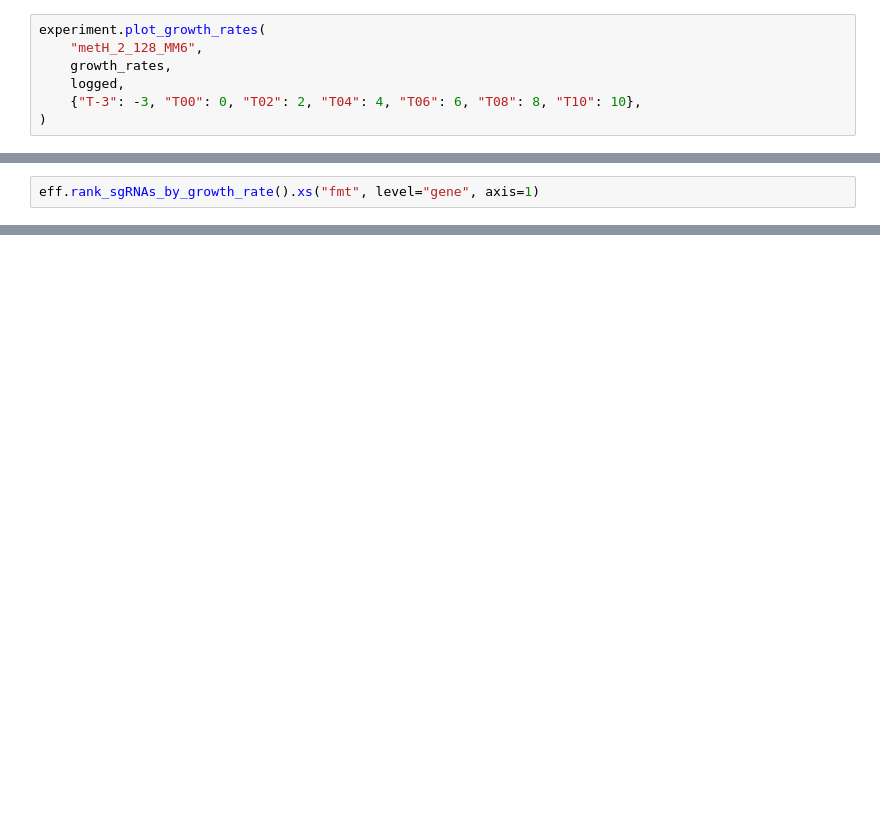
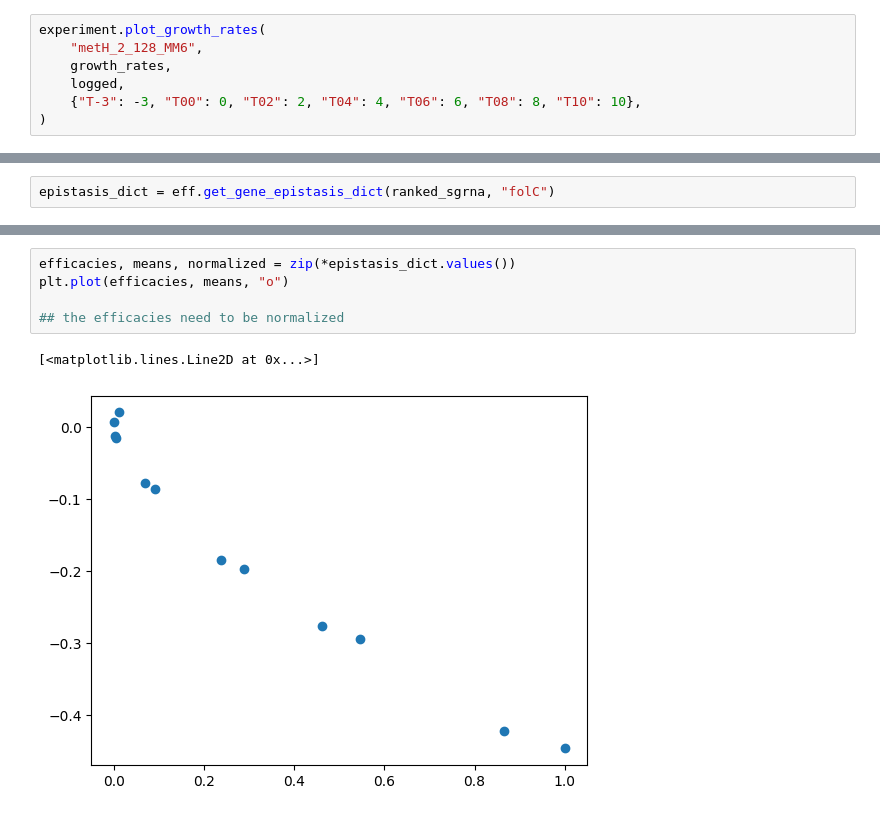
Before and after one commit to reynoldsk/sgrna-counting-code, a Jupyter notebook: notebook/read_files.ipynb, the cells around one changed output, grey strips where cells are left out. Cells and saved outputs as stored; diff of their text form; blank space fills up the shorter version.

```diff
--- a/notebook/read_files.ipynb
+++ b/notebook/read_files.ipynb
@@ -228,2 +245,2 @@ eff.rank_sgRNAs_by_growth_rate()
 # %%
-eff.rank_sgRNAs_by_growth_rate().xs("fmt", level="gene", axis=1)
+epistasis_dict = eff.get_gene_epistasis_dict(ranked_sgrna, "folC")
@@ -234,0 +247,8 @@ eff.rank_sgRNAs_by_growth_rate().xs("fmt", level="gene", axis=1)
+# %%
+efficacies, means, normalized = zip(*epistasis_dict.values())
+plt.plot(efficacies, means, "o")
+
+## the efficacies need to be normalized
+# %% [output]
+[<matplotlib.lines.Line2D at 0x...>]
+[figure, added]
```
Also changed, not shown: parts of 9 cells of this notebook, 6 other files.
